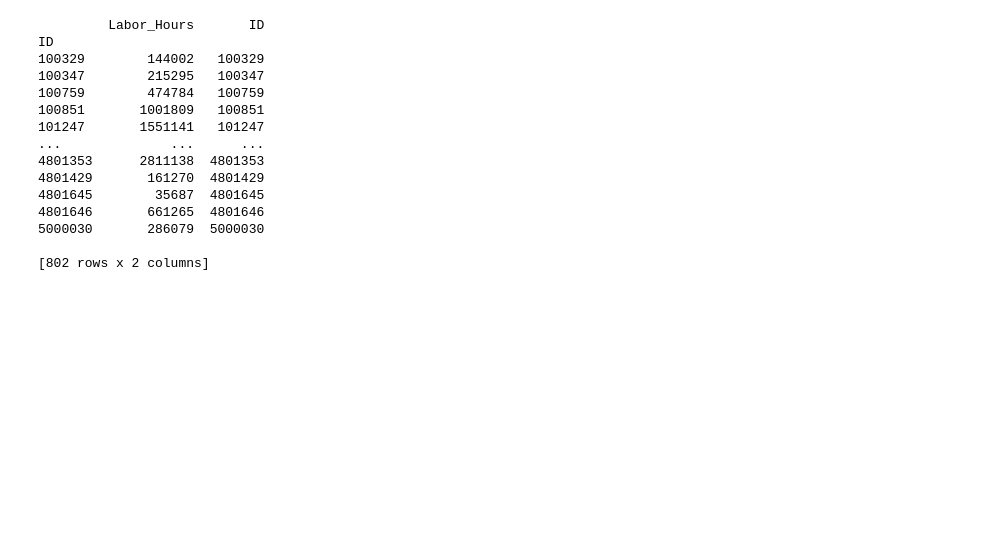
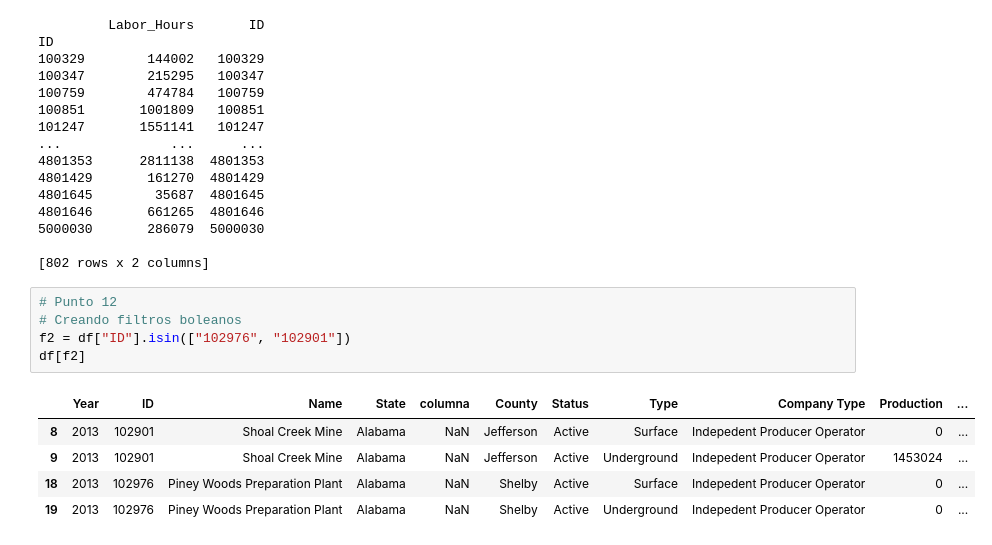
Before and after one commit to JuanPedregal/Tarea_01, a Jupyter notebook: Tarea_01.ipynb, the cells around one changed output. Cells and saved outputs as stored; diff of their text form; blank space fills up the shorter version.

```diff
--- a/Tarea_01.ipynb
+++ b/Tarea_01.ipynb
@@ -227,3 +227,14 @@ ID
 5000030       286079  5000030
 
 [802 rows x 2 columns]
+# %%
+# Punto 12
+# Creando filtros boleanos
+f2 = df["ID"].isin(["102976", "102901"])
+df[f2]
+# %% [output]
+|  | Year | ID | Name | State | columna | County | Status | Type | Company Type | Production | ... |
+| 8 | 2013 | 102901 | Shoal Creek Mine | Alabama | NaN | Jefferson | Active | Surface | Indepedent Producer Operator | 0 | ... |
+| 9 | 2013 | 102901 | Shoal Creek Mine | Alabama | NaN | Jefferson | Active | Underground | Indepedent Producer Operator | 1453024 | ... |
+| 18 | 2013 | 102976 | Piney Woods Preparation Plant | Alabama | NaN | Shelby | Active | Surface | Indepedent Producer Operator | 0 | ... |
+| 19 | 2013 | 102976 | Piney Woods Preparation Plant | Alabama | NaN | Shelby | Active | Underground | Indepedent Producer Operator | 0 | ... |
```
Also changed, not shown: parts of 3 cells of this notebook.
